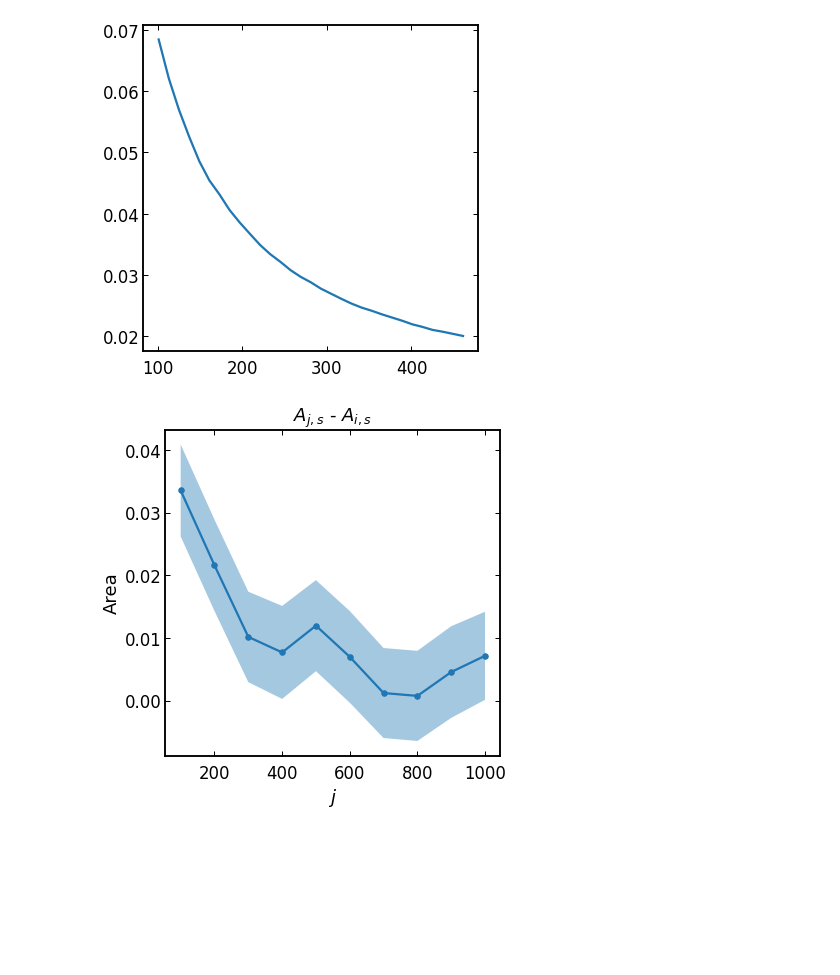
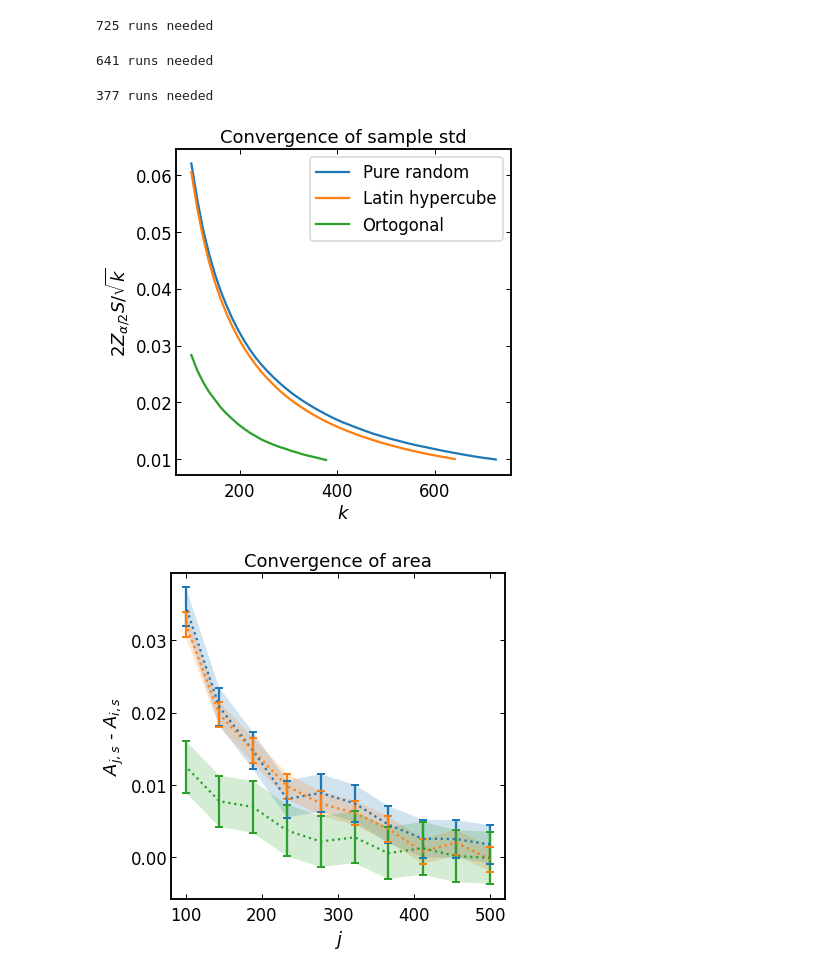
Before and after one commit to JesseFranzua/Mandlebrot, a Jupyter notebook: mandelbrot_combined.ipynb, the cells around one changed output. Cells and saved outputs as stored; diff of their text form; code cells hidden in the pictures; blank space fills up the shorter version.

```diff
--- a/mandelbrot_combined.ipynb
+++ b/mandelbrot_combined.ipynb
@@ -134,14 +160,51 @@ for i in tqdm(range(n_different_i)):
-# %%
-stop_array = np.array(dnr.all_stop_checks)
-plt.plot(stop_array[:, 0], stop_array[:, 1])
-plt.show()
-
-plt.plot(i_values, means, '-o', markersize=5.5)
-plt.fill_between(i_values, means - stds, means + stds, alpha=0.4)
-plt.title('$A_{j, s}$ - $A_{i, s}$')
-plt.xlabel('$j$')
-plt.ylabel('Area')
-plt.show()
-# %% [output]
-[figure, removed]
-[figure, removed]
+# %%
+dnr_results = []
+dnr_k = []
+ic_mean_results = []
+ic_std_results = []
+
+for rand_num_generator in [uniform_samples, LHC_samples, OLHC_samples]:
+
+    # determine how many runs we need in order to achieve satiffactory accuracy
+    dnr = DetermineNumberRuns(n_samples, min_i, interval_length, z_value, rand_num_generator)
+    dnr.generate_new_values(n_init_runs)
+    while dnr.keep_going():
+        dnr.generate_new_values(n_cores)
+    print(f'{dnr.k} runs needed')
+    dnr_results.append(dnr.all_stop_checks)
+    dnr_k.append(dnr.all_k_at_check)
+
+    # check how quickly the area converges when increasing the number of iterations i
+    ic = IterationConvergence(max_i, n_samples, dnr.k, rand_num_generator, n_different_i)
+    for i in tqdm(range(n_different_i)):
+        ic.means[i], ic.stds[i] = ic.dist_from_max(i_values[i])
+    ic_mean_results.append(ic.means)
+    ic_std_results.append(ic.stds)
+# %% [output]
+725 runs needed
+641 runs needed
+377 runs needed
+# %%
+
+plt.plot(dnr_k[0], dnr_results[0], label='Pure random')
+plt.plot(dnr_k[1], dnr_results[1], label='Latin hypercube')
+plt.plot(dnr_k[2], dnr_results[2], label='Ortogonal')
+plt.legend()
+plt.title('Convergence of sample std')
+plt.ylabel(r'$2 Z_{\alpha / 2} S / \sqrt{k}$')
+plt.xlabel('$k$')
+plt.show()
+
+plt.errorbar(i_values, ic_mean_results[0], ic_std_results[0], fmt=':', capsize=4, capthick=2)
+plt.fill_between(i_values, ic_mean_results[0] - ic_std_results[0], ic_mean_results[0] + ic_std_results[0], alpha=0.2)
+plt.errorbar(i_values, ic_mean_results[1], ic_std_results[1], fmt=':', capsize=4, capthick=2)
+plt.fill_between(i_values, ic_mean_results[1] - ic_std_results[1], ic_mean_results[1] + ic_std_results[1], alpha=0.2)
+plt.errorbar(i_values, ic_mean_results[2], ic_std_results[2], fmt=':', capsize=4, capthick=2)
+plt.fill_between(i_values, ic_mean_results[2] - ic_std_results[2], ic_mean_results[2] + ic_std_results[2], alpha=0.2)
+plt.title('Convergence of area')
+plt.xlabel('$j$')
+plt.ylabel('$A_{j, s}$ - $A_{i, s}$')
+plt.show()
+# %% [output]
+[figure, added]
+[figure, added]
```
Also changed, not shown: parts of 11 cells of this notebook, 5 other files.
